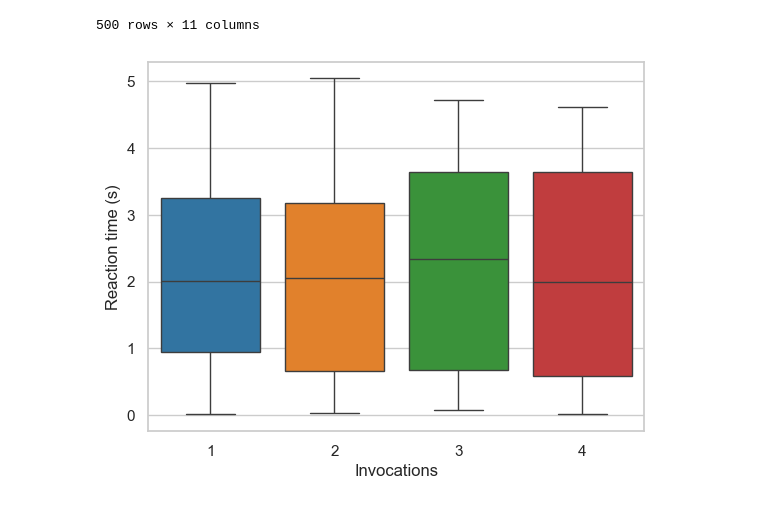
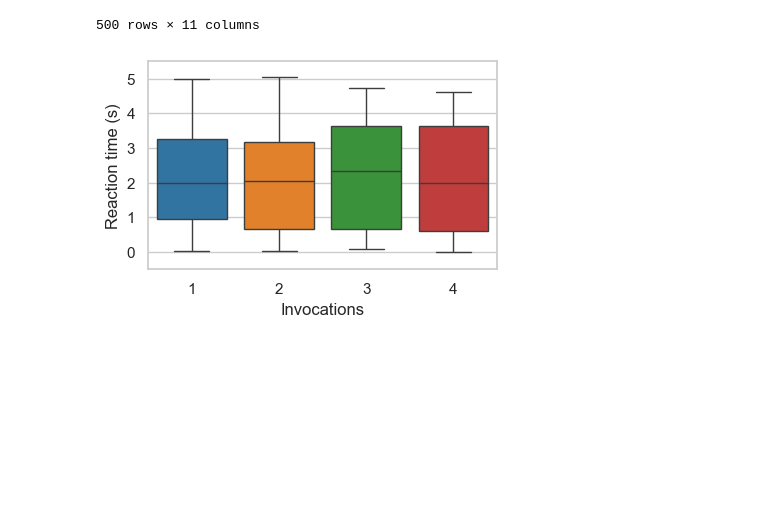
Before and after one commit to Apollo-Tools/resource-manager, a Jupyter notebook: benchmark/results/rm-analysis/reaction_time.ipynb, the cells around one changed output. Drawn from its saved outputs; the diff is of its cells as text; code cells hidden in the pictures; blank space fills up the shorter version.

Commit message:
Update graphs

```diff
--- a/benchmark/results/rm-analysis/reaction_time.ipynb
+++ b/benchmark/results/rm-analysis/reaction_time.ipynb
@@ -170,9 +171,14 @@ df_reaction_time
 | 3648 | 49 | all\multi | 4 | 4 | 1.051 | 1374017 | 1384259 | 1375068 | ... |
 500 rows × 11 columns
 # %%
-sns.boxplot(data=df_reaction_time, x='concurrent_deployments', y='reaction_time', hue='concurrent_deployments', palette=['tab:blue', 'tab:orange', 'tab:green', 'tab:red'], legend=False)
+y_min = -0.5
+y_max = 5.5
+fig = plt.figure(figsize=(4.5,2.7))
+axs = sns.boxplot(data=df_reaction_time, x='concurrent_deployments', y='reaction_time', hue='concurrent_deployments', palette=['tab:blue', 'tab:orange', 'tab:green', 'tab:red'], legend=False)
 plt.xlabel('Invocations')
 plt.ylabel('Reaction time (s)')
+axs.set_ylim(y_min, y_max)
+axs.set_yticks(np.arange(y_min + 0.5, y_max, 1))
 plt.show()
 # %% [output]
-[figure, old version]
+[figure, new version]
```
Also changed, not shown: parts of 1 cell of this notebook, 2 other files.
